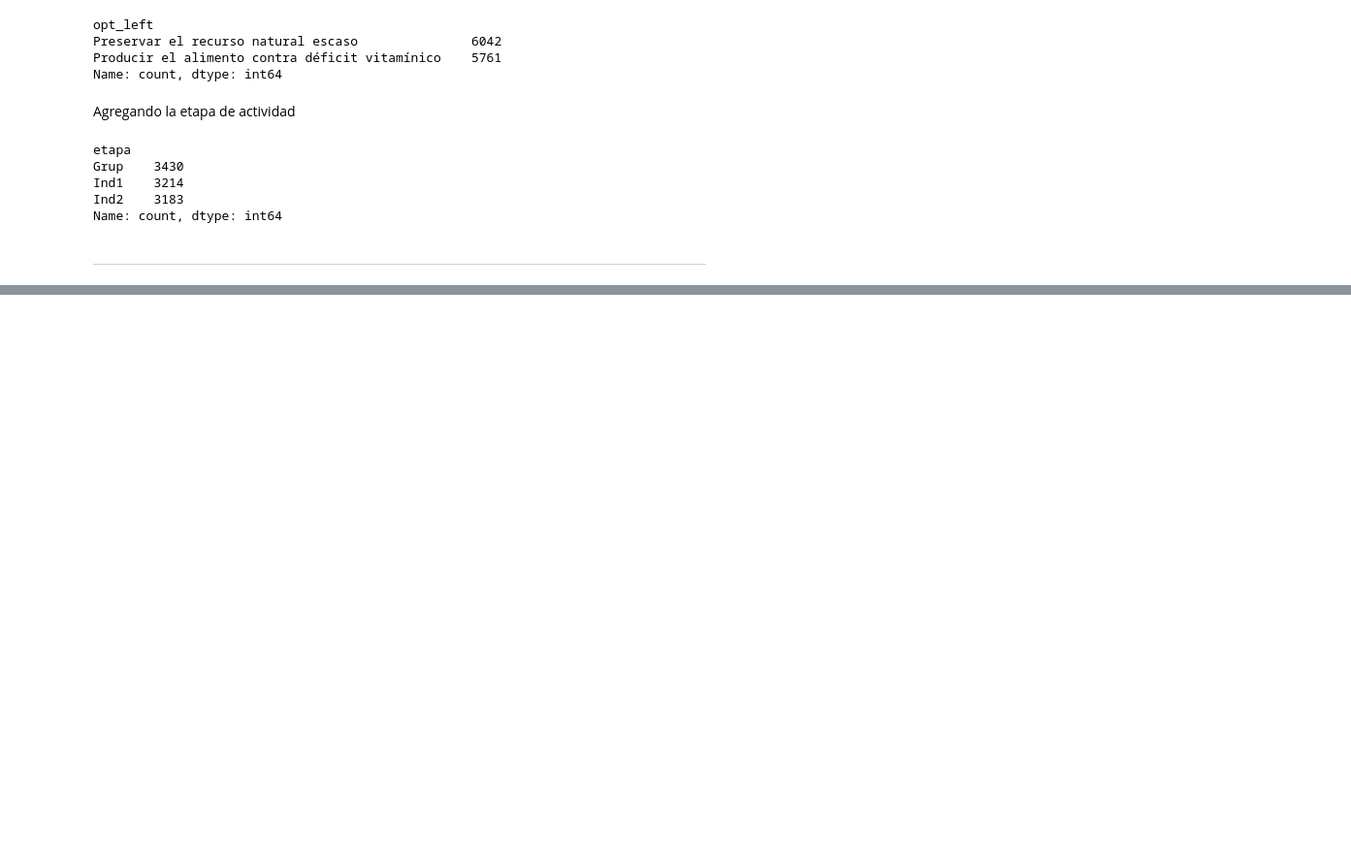
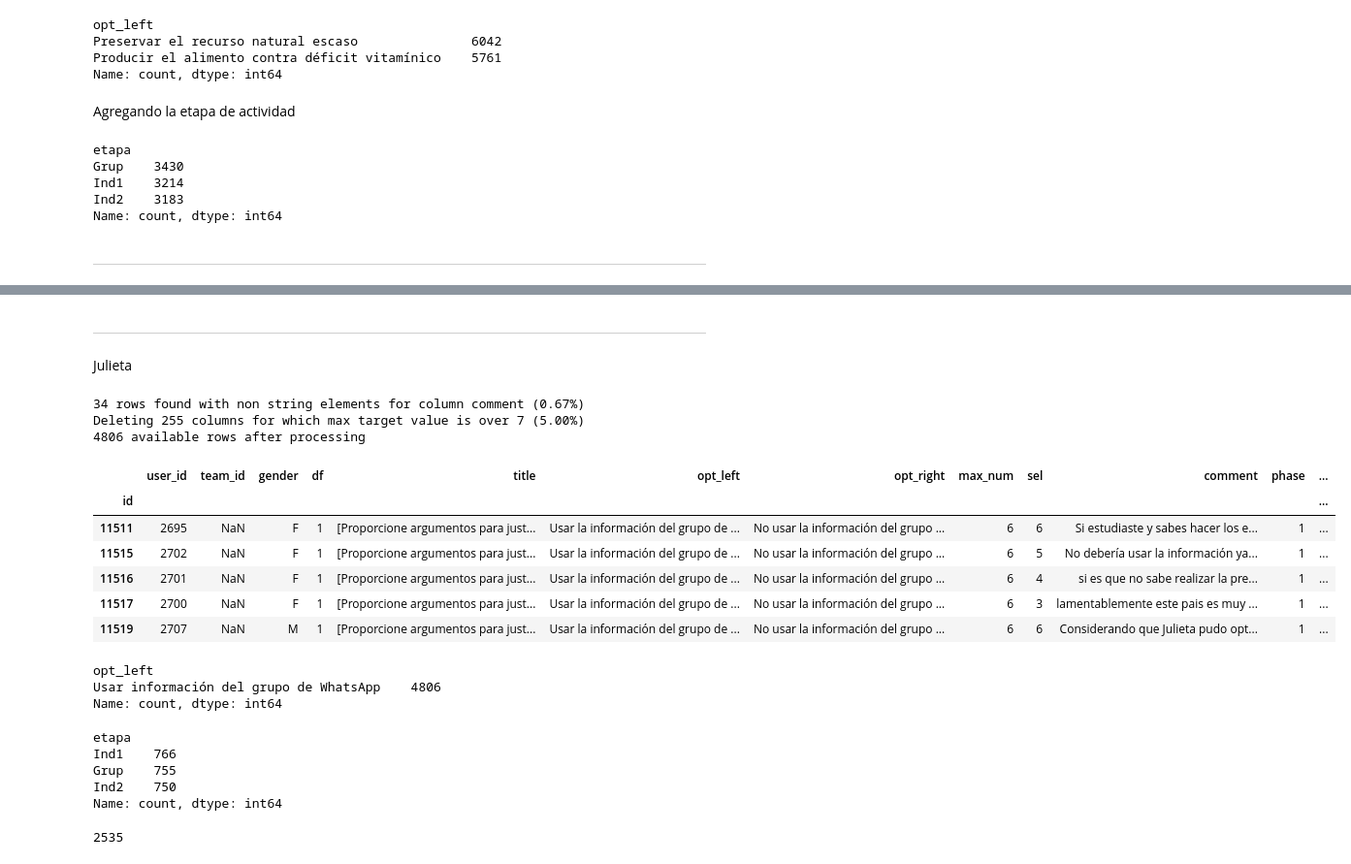
Before and after one commit to camilocarvajalreyes/ethicapp-nlp, a Jupyter notebook: anonimizacion.ipynb, the cells around one changed output, grey strips where cells are left out. Shown at 97% size. Saved outputs shown, nothing was run; the diff lists cells and outputs as text; code cells hidden in the pictures; blank space fills up the shorter version.

```diff
--- a/anonimizacion.ipynb
+++ b/anonimizacion.ipynb
@@ -77,0 +137,54 @@ df.head()
+# %% [markdown]
+---
+
+Julieta
+# %%
+caso = 'julieta'
+df = df_caso(caso)
+
+df = process_df(df,'comment','sel')
+
+df.head()
+# %% [output]
+34 rows found with non string elements for column comment (0.67%)
+Deleting 255 columns for which max target value is over 7 (5.00%)
+4806 available rows after processing
+|  | user_id | team_id | gender | df | title | opt_left | opt_right | max_num | sel | comment | phase | ... |
+| id |  |  |  |  |  |  |  |  |  |  |  | ... |
+| 11511 | 2695 | NaN | F | 1 | [Proporcione argumentos para just... | Usar la información del grupo de ... | No usar la información del grupo ... | 6 | 6 | Si estudiaste y sabes hacer los e... | 1 | ... |
+| 11515 | 2702 | NaN | F | 1 | [Proporcione argumentos para just... | Usar la información del grupo de ... | No usar la información del grupo ... | 6 | 5 | No debería usar la información ya... | 1 | ... |
+| 11516 | 2701 | NaN | F | 1 | [Proporcione argumentos para just... | Usar la información del grupo de ... | No usar la información del grupo ... | 6 | 4 | si es que no sabe realizar la pre... | 1 | ... |
+| 11517 | 2700 | NaN | F | 1 | [Proporcione argumentos para just... | Usar la información del grupo de ... | No usar la información del grupo ... | 6 | 3 | lamentablemente este pais es muy ... | 1 | ... |
+| 11519 | 2707 | NaN | M | 1 | [Proporcione argumentos para just... | Usar la información del grupo de ... | No usar la información del grupo ... | 6 | 6 | Considerando que Julieta pudo opt... | 1 | ... |
+# %%
+def procesar_julieta(df):
+    # procesamiento especial caso Julieta
+    df.loc[df['opt_left']=='Usar la información del grupo de WhatsApp','opt_left'] = 'Usar información del grupo de WhatsApp'
+
+    df.loc[df['opt_right']=='No usar la información del  grupo de WhatsApp','opt_right'] = 'No usar la información del grupo de WhatsApp'
+
+    return df
+
+df = procesar_julieta(df)
+
+df['opt_left'].value_counts()
+# %% [output]
+opt_left
+Usar información del grupo de WhatsApp    4806
+Name: count, dtype: int64
+# %%
+from utils.cargar import columna_fase
+
+df = columna_fase(df,'julieta')
+
+df['etapa'].value_counts()
+# %% [output]
+etapa
+Ind1    766
+Grup    755
+Ind2    750
+Name: count, dtype: int64
+# %%
+df['etapa'].isna().sum()
+# %% [output]
+2535
```
Also changed, not shown: parts of 14 cells of this notebook, 1 other file.
